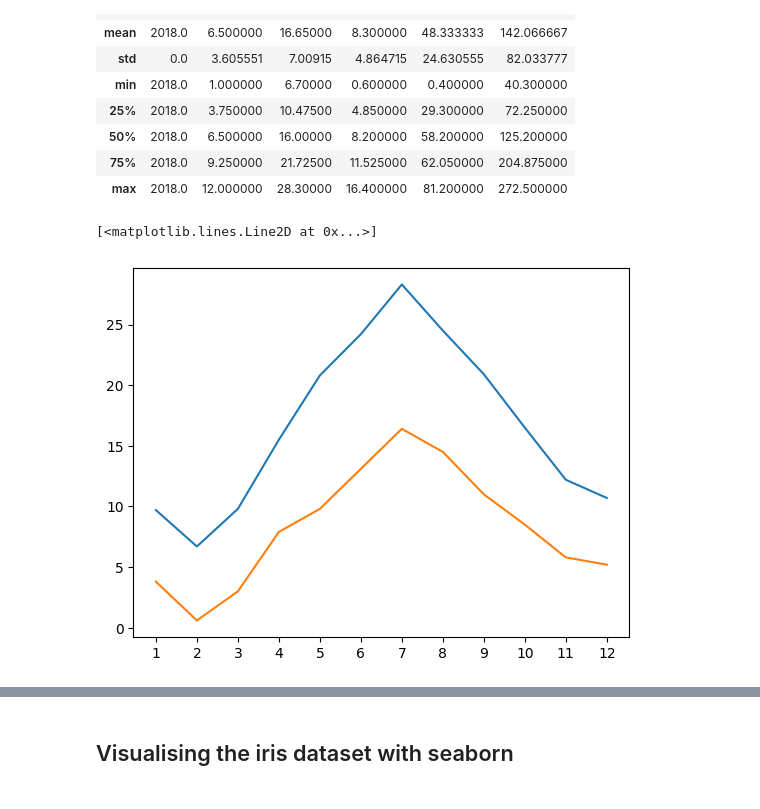
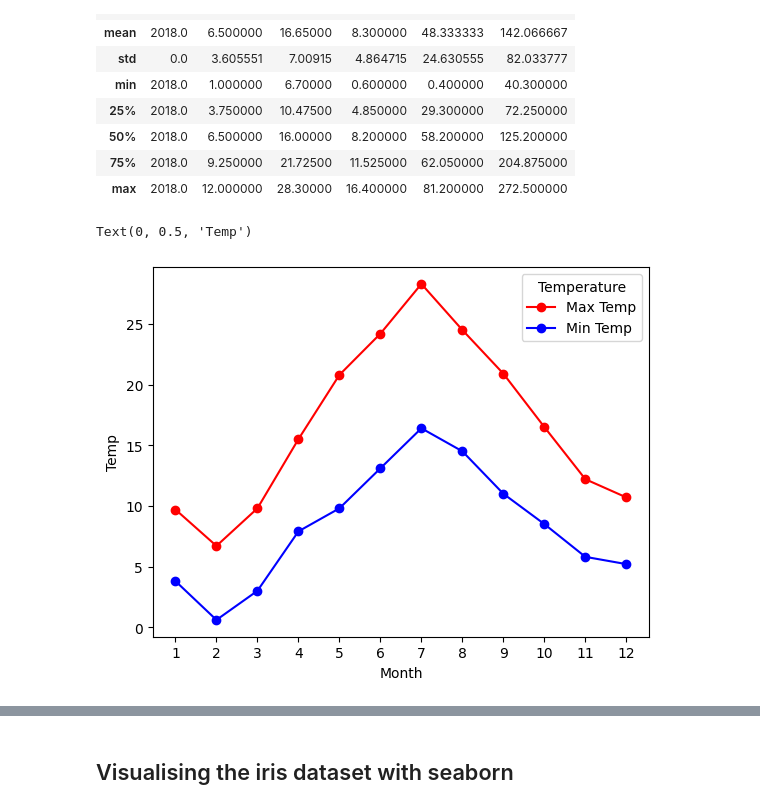
Before and after one commit to sameerhingoro/IOD, a Jupyter notebook: IOD_Lab_1_1_1.ipynb, the cells around one changed output, grey strips where cells are left out. Drawn from its saved outputs; the diff is of its cells as text; code cells hidden in the pictures.

```diff
--- a/IOD_Lab_1_1_1.ipynb
+++ b/IOD_Lab_1_1_1.ipynb
@@ -255,10 +255,13 @@ Tmin = weather["Tmin"]
 # %%
 # Plot temperature min and max
 plt.xticks(ticks=weather["Month"])
-plt.plot(weather["Month"], Tmax)
-plt.plot(weather["Month"], Tmin)
+plt.plot(weather["Month"], Tmax, label="Max Temp",marker="o", color="red")
+plt.plot(weather["Month"], Tmin, label="Min Temp",marker="o", color="blue")
+plt.legend(title="Temperature")
+plt.xlabel("Month")
+plt.ylabel("Temp")
 # %% [output]
-[<matplotlib.lines.Line2D at 0x...>]
+Text(0, 0.5, 'Temp')
-[figure, old version]
+[figure, new version]
 # %%
 # Plot the rain as above
```
Also changed, not shown: parts of 2 cells of this notebook.
